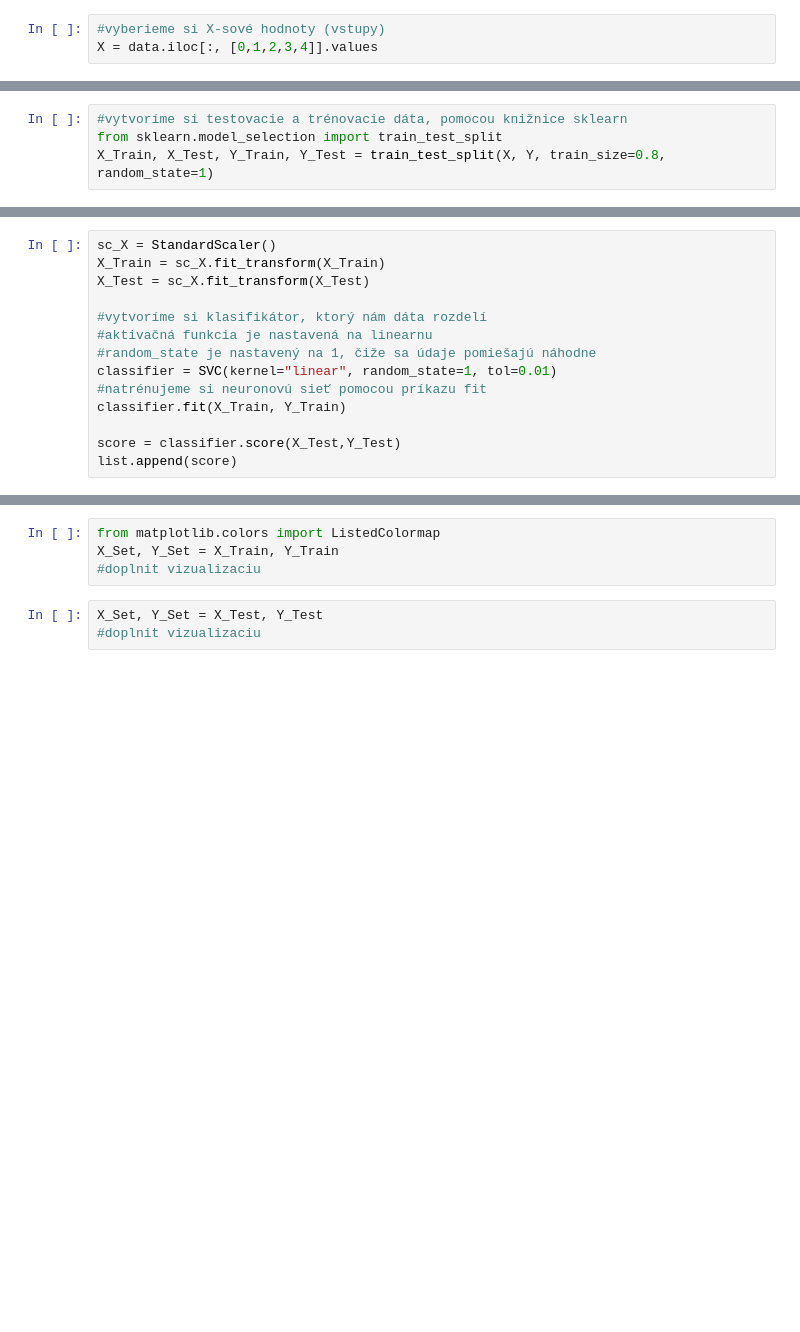
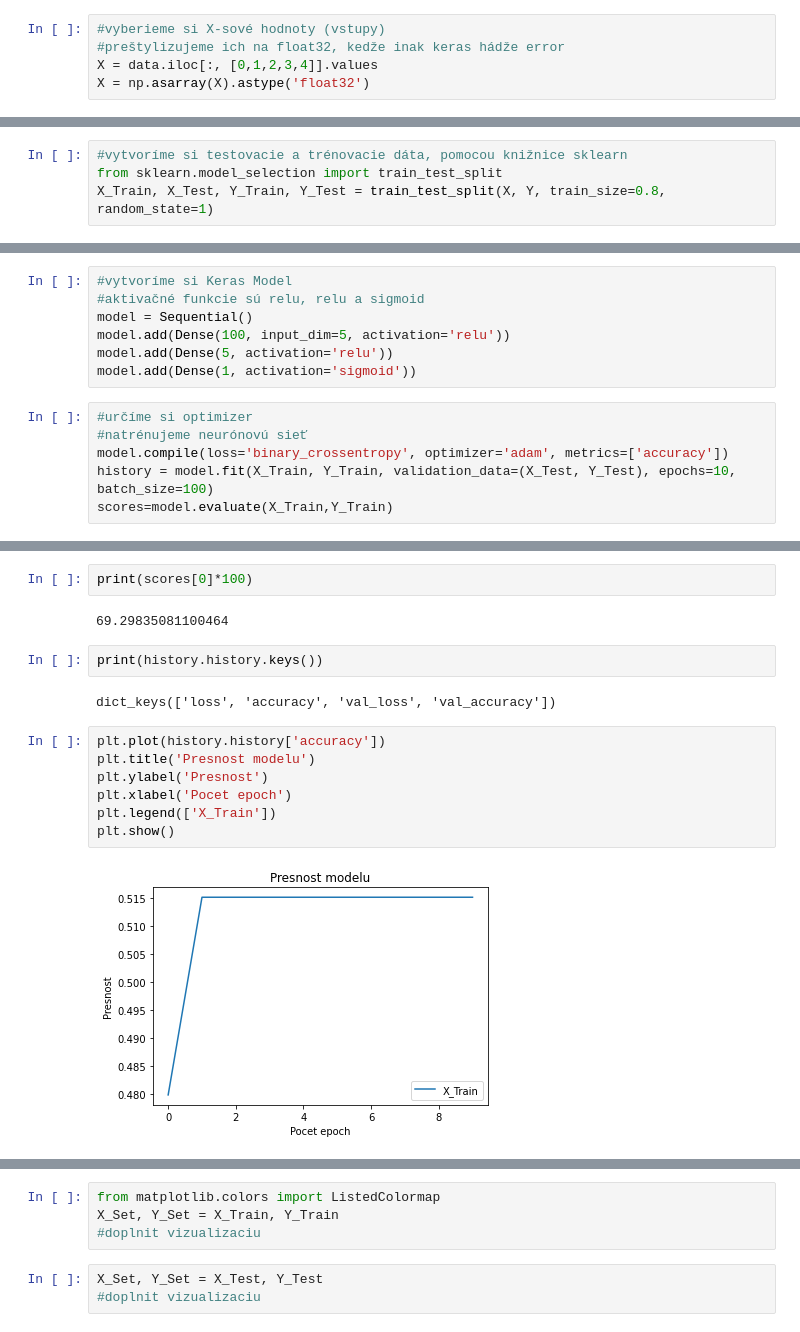
Before and after one commit to whiskeY11/Plesivcak_NS2021, a Jupyter notebook: Plesivcak_NS2021_projekt.ipynb, the cells around one changed output, grey strips where cells are left out. Saved outputs shown, nothing was run; the diff lists cells and outputs as text; blank space fills up the shorter version.

Commit message:
Zmenená neuronová sieť na Keras Pridaná vizualizácia chyby a presnosti

```diff
--- a/Plesivcak_NS2021_projekt.ipynb
+++ b/Plesivcak_NS2021_projekt.ipynb
@@ -119,5 +42,7 @@ See the caveats in the documentation: https://pandas.pydata.org/pandas-docs/stab
 # %%
 #vyberieme si X-sové hodnoty (vstupy)
+#preštylizujeme ich na float32, kedže inak keras hádže error
 X = data.iloc[:, [0,1,2,3,4]].values
+X = np.asarray(X).astype('float32')
 # %%
 X
@@ -166,14 +57,0 @@ list = []
-# %%
-sc_X = StandardScaler()
-X_Train = sc_X.fit_transform(X_Train)
-X_Test = sc_X.fit_transform(X_Test)
-
-#vytvoríme si klasifikátor, ktorý nám dáta rozdelí
-#aktivačná funkcia je nastavená na linearnu
-#random_state je nastavený na 1, čiže sa údaje pomiešajú náhodne
-classifier = SVC(kernel="linear", random_state=1, tol=0.01)
-#natrénujeme si neuronovú sieť pomocou príkazu fit
-classifier.fit(X_Train, Y_Train)
-
-score = classifier.score(X_Test,Y_Test)
-list.append(score)
@@ -189,0 +58,13 @@ cm = confusion_matrix(Y_Test, Y_Pred)
+# %%
+#vytvoríme si Keras Model
+#aktivačné funkcie sú relu, relu a sigmoid
+model = Sequential()
+model.add(Dense(100, input_dim=5, activation='relu'))
+model.add(Dense(5, activation='relu'))
+model.add(Dense(1, activation='sigmoid'))
+# %%
+#určíme si optimizer
+#natrénujeme neurónovú sieť
+model.compile(loss='binary_crossentropy', optimizer='adam', metrics=['accuracy'])
+history = model.fit(X_Train, Y_Train, validation_data=(X_Test, Y_Test), epochs=10, batch_size=100)
+scores=model.evaluate(X_Train,Y_Train)
@@ -189,0 +89,17 @@ cm = confusion_matrix(Y_Test, Y_Pred)
+# %%
+print(scores[0]*100)
+# %% [output]
+69.29835081100464
+# %%
+print(history.history.keys())
+# %% [output]
+dict_keys(['loss', 'accuracy', 'val_loss', 'val_accuracy'])
+# %%
+plt.plot(history.history['accuracy'])
+plt.title('Presnost modelu')
+plt.ylabel('Presnost')
+plt.xlabel('Pocet epoch')
+plt.legend(['X_Train'])
+plt.show()
+# %% [output]
+[figure, added]
```
Also changed, not shown: parts of 20 cells of this notebook.
